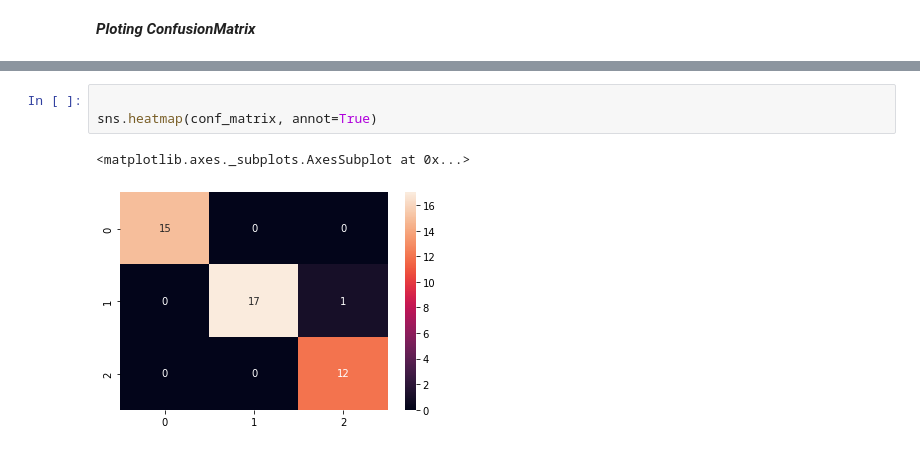
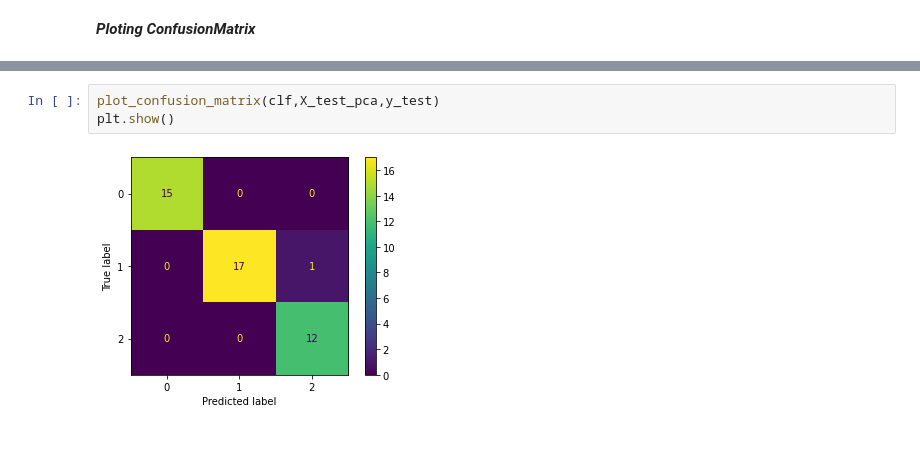
Before and after one commit to HovhannesArustamyan/KNN_algorithm_using_PCA, a Jupyter notebook: classification_with_pca.ipynb, the cells around one changed output, grey strips where cells are left out. Saved outputs shown, nothing was run; the diff lists cells and outputs as text.

```diff
--- a/classification_with_pca.ipynb
+++ b/classification_with_pca.ipynb
@@ -188,6 +181,5 @@ array([[15,  0,  0],
-# %%
-
-sns.heatmap(conf_matrix, annot=True)
-# %% [output]
-<matplotlib.axes._subplots.AxesSubplot at 0x...>
-[figure, removed]
+# %%
+plot_confusion_matrix(clf,X_test_pca,y_test)
+plt.show()
+# %% [output]
+[figure, added]
```
Also changed, not shown: parts of 2 cells of this notebook.
